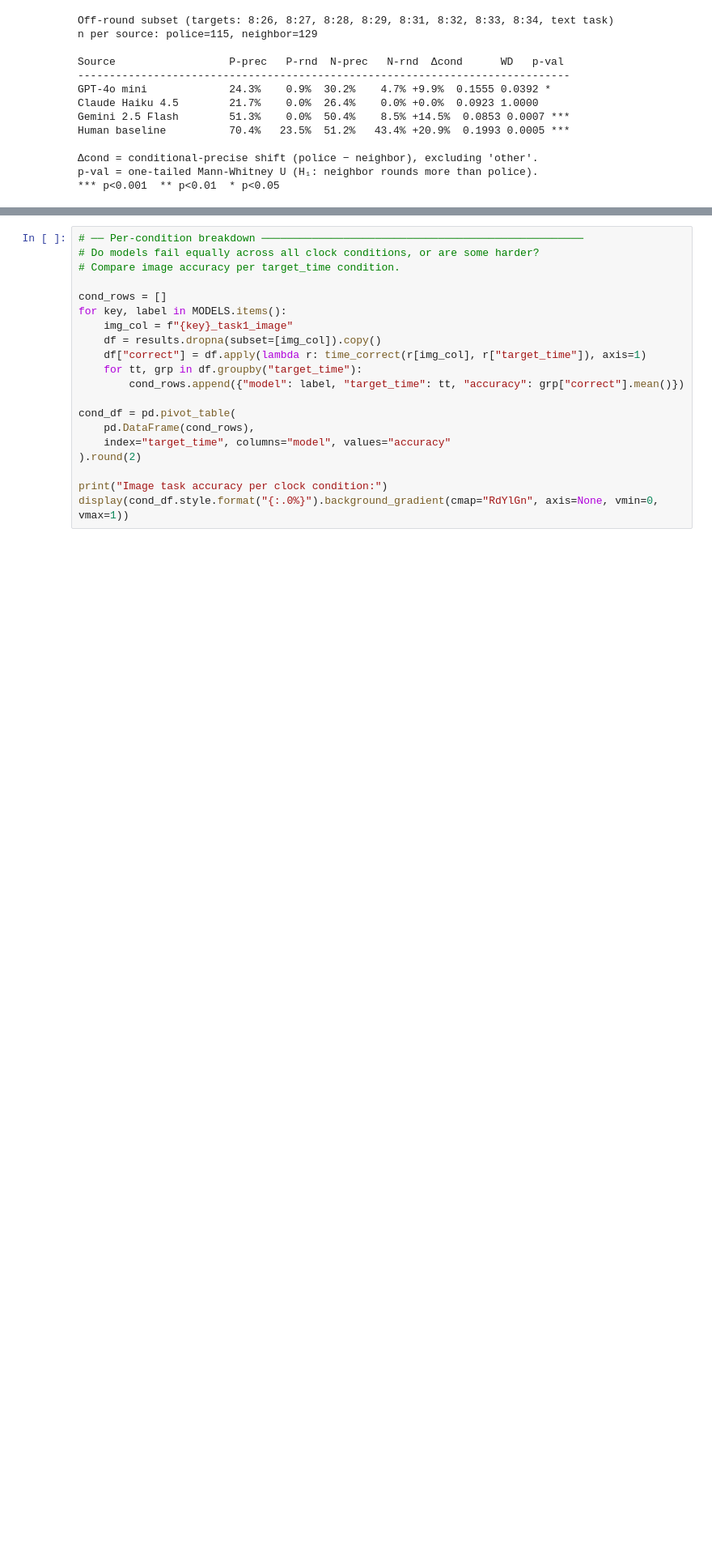
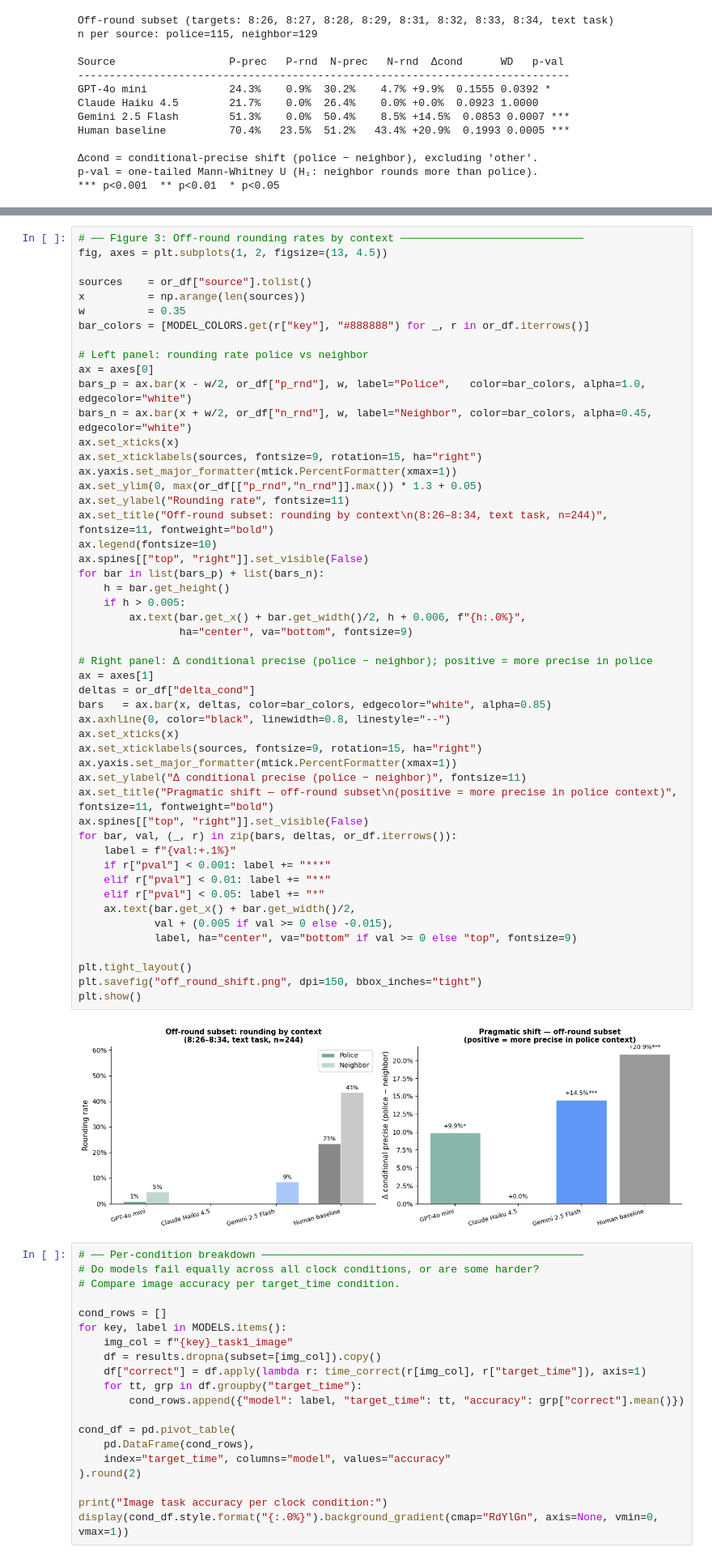
Before and after one commit to muehlenbernd/imprecision-bench, a Jupyter notebook: notebook.ipynb, the cells around one changed output, grey strips where cells are left out. Shown at 81% size. Cells and saved outputs as stored; diff of their text form; blank space fills up the shorter version.

```diff
--- a/notebook.ipynb
+++ b/notebook.ipynb
@@ -640,3 +665,55 @@ p-val = one-tailed Mann-Whitney U (H₁: neighbor rounds more than police).
+# %%
+# ── Figure 3: Off-round rounding rates by context ─────────────────────────────
+fig, axes = plt.subplots(1, 2, figsize=(13, 4.5))
+
+sources    = or_df["source"].tolist()
+x          = np.arange(len(sources))
+w          = 0.35
+bar_colors = [MODEL_COLORS.get(r["key"], "#888888") for _, r in or_df.iterrows()]
+
+# Left panel: rounding rate police vs neighbor
+ax = axes[0]
+bars_p = ax.bar(x - w/2, or_df["p_rnd"], w, label="Police",   color=bar_colors, alpha=1.0,  edgecolor="white")
+bars_n = ax.bar(x + w/2, or_df["n_rnd"], w, label="Neighbor", color=bar_colors, alpha=0.45, edgecolor="white")
+ax.set_xticks(x)
+ax.set_xticklabels(sources, fontsize=9, rotation=15, ha="right")
+ax.yaxis.set_major_formatter(mtick.PercentFormatter(xmax=1))
+ax.set_ylim(0, max(or_df[["p_rnd","n_rnd"]].max()) * 1.3 + 0.05)
+ax.set_ylabel("Rounding rate", fontsize=11)
+ax.set_title("Off-round subset: rounding by context\n(8:26–8:34, text task, n=244)", fontsize=11, fontweight="bold")
+ax.legend(fontsize=10)
+ax.spines[["top", "right"]].set_visible(False)
+for bar in list(bars_p) + list(bars_n):
+    h = bar.get_height()
+    if h > 0.005:
+        ax.text(bar.get_x() + bar.get_width()/2, h + 0.006, f"{h:.0%}",
+                ha="center", va="bottom", fontsize=9)
+
+# Right panel: Δ conditional precise (police − neighbor); positive = more precise in police
+ax = axes[1]
+deltas = or_df["delta_cond"]
+bars   = ax.bar(x, deltas, color=bar_colors, edgecolor="white", alpha=0.85)
+ax.axhline(0, color="black", linewidth=0.8, linestyle="--")
+ax.set_xticks(x)
+ax.set_xticklabels(sources, fontsize=9, rotation=15, ha="right")
+ax.yaxis.set_major_formatter(mtick.PercentFormatter(xmax=1))
+ax.set_ylabel("Δ conditional precise (police − neighbor)", fontsize=11)
+ax.set_title("Pragmatic shift — off-round subset\n(positive = more precise in police context)", fontsize=11, fontweight="bold")
+ax.spines[["top", "right"]].set_visible(False)
+for bar, val, (_, r) in zip(bars, deltas, or_df.iterrows()):
+    label = f"{val:+.1%}"
+    if r["pval"] < 0.001: label += "***"
+    elif r["pval"] < 0.01: label += "**"
+    elif r["pval"] < 0.05: label += "*"
+    ax.text(bar.get_x() + bar.get_width()/2,
+            val + (0.005 if val >= 0 else -0.015),
+            label, ha="center", va="bottom" if val >= 0 else "top", fontsize=9)
+
+plt.tight_layout()
+plt.savefig("off_round_shift.png", dpi=150, bbox_inches="tight")
+plt.show()
+# %% [output]
+[figure, added]
 # %%
 # ── Per-condition breakdown ───────────────────────────────────────────────────
 # Do models fail equally across all clock conditions, or are some harder?
```
Also changed, not shown: parts of 13 cells of this notebook, 1 other file.
